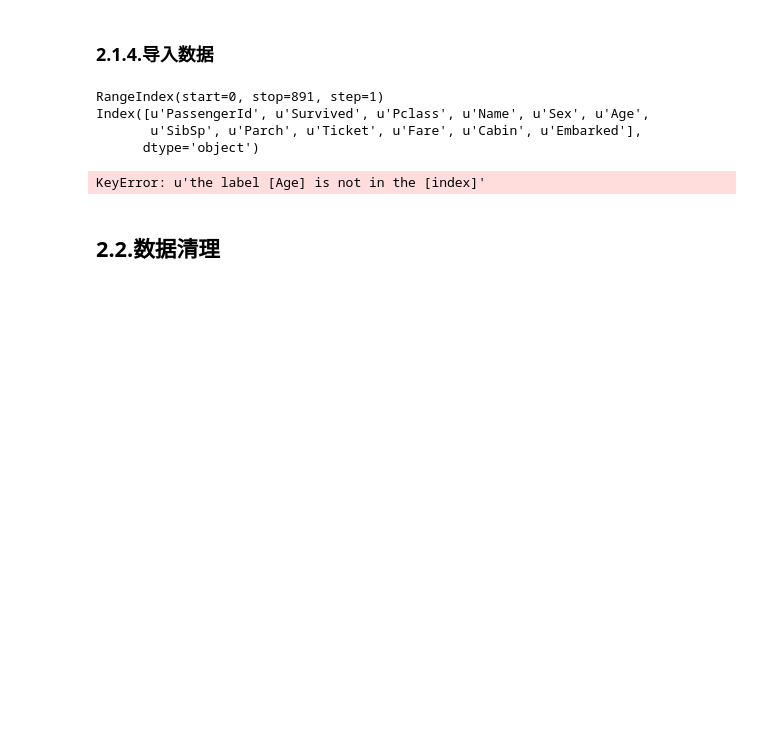
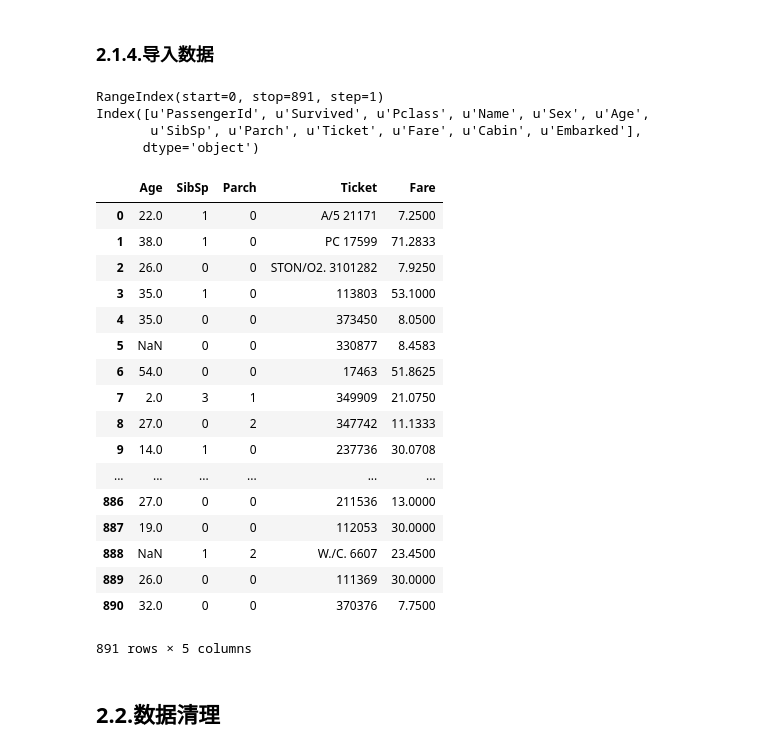
Before and after one commit to etangyushan/titanic_analyzing, a Jupyter notebook: titanic.ipynb, the cells around one changed output. Saved outputs shown, nothing was run; the diff lists cells and outputs as text; code cells hidden in the pictures; blank space fills up the shorter version.

Commit message:
change(dataframe): loc, iloc

```diff
--- a/titanic.ipynb
+++ b/titanic.ipynb
@@ -109,36 +109,58 @@ def correlation(x, y):
 # %%
 titanic_df = load_data_csv('titanic-data.csv')
 #前5行
 # print titanic_df.head()
 titanic_df.head()
 #末尾5行
 titanic_df.tail()
 #索引
 print titanic_df.index
 #列
 print titanic_df.columns
 #底层数据
 titanic_df.values
 #统计汇总
 titanic_df.describe()
 #数据转置
 # titanic_df.T
 #按轴进行排序
 titanic_df.sort_index(axis=0, ascending=False)
 #按值进排序
 titanic_df.sort_values(by='Age', axis=0, ascending=True)
 titanic_df.sort_values(by=['Age','Fare'], axis=0, ascending=[True,True],na_position='last')
 
 #去掉缺失值
 titanic_df.dropna(axis=0)
-
-titanic_df.loc['Age']
+#第一行
+titanic_df.iloc[0]
+titanic_df.loc[0]
+#指定列
+titanic_df.loc[:, 'Age']
+titanic_df.loc[:, 'Age': "Fare"]
+titanic_df.iloc[:, 'Age': "Fare"]
 # %% [output]
 RangeIndex(start=0, stop=891, step=1)
 Index([u'PassengerId', u'Survived', u'Pclass', u'Name', u'Sex', u'Age',
        u'SibSp', u'Parch', u'Ticket', u'Fare', u'Cabin', u'Embarked'],
       dtype='object')
+|  | Age | SibSp | Parch | Ticket | Fare |
+| 0 | 22.0 | 1 | 0 | A/5 21171 | 7.2500 |
+| 1 | 38.0 | 1 | 0 | PC 17599 | 71.2833 |
+| 2 | 26.0 | 0 | 0 | STON/O2. 3101282 | 7.9250 |
+| 3 | 35.0 | 1 | 0 | 113803 | 53.1000 |
+| 4 | 35.0 | 0 | 0 | 373450 | 8.0500 |
+| 5 | NaN | 0 | 0 | 330877 | 8.4583 |
+| 6 | 54.0 | 0 | 0 | 17463 | 51.8625 |
+| 7 | 2.0 | 3 | 1 | 349909 | 21.0750 |
+| 8 | 27.0 | 0 | 2 | 347742 | 11.1333 |
+| 9 | 14.0 | 1 | 0 | 237736 | 30.0708 |
+| ... | ... | ... | ... | ... | ... |
+| 886 | 27.0 | 0 | 0 | 211536 | 13.0000 |
+| 887 | 19.0 | 0 | 0 | 112053 | 30.0000 |
+| 888 | NaN | 1 | 2 | W./C. 6607 | 23.4500 |
+| 889 | 26.0 | 0 | 0 | 111369 | 30.0000 |
+| 890 | 32.0 | 0 | 0 | 370376 | 7.7500 |
-KeyError: u'the label [Age] is not in the [index]'
+891 rows × 5 columns
 # %% [markdown]
 ## 2.2.数据清理
 # %% [markdown]
```
